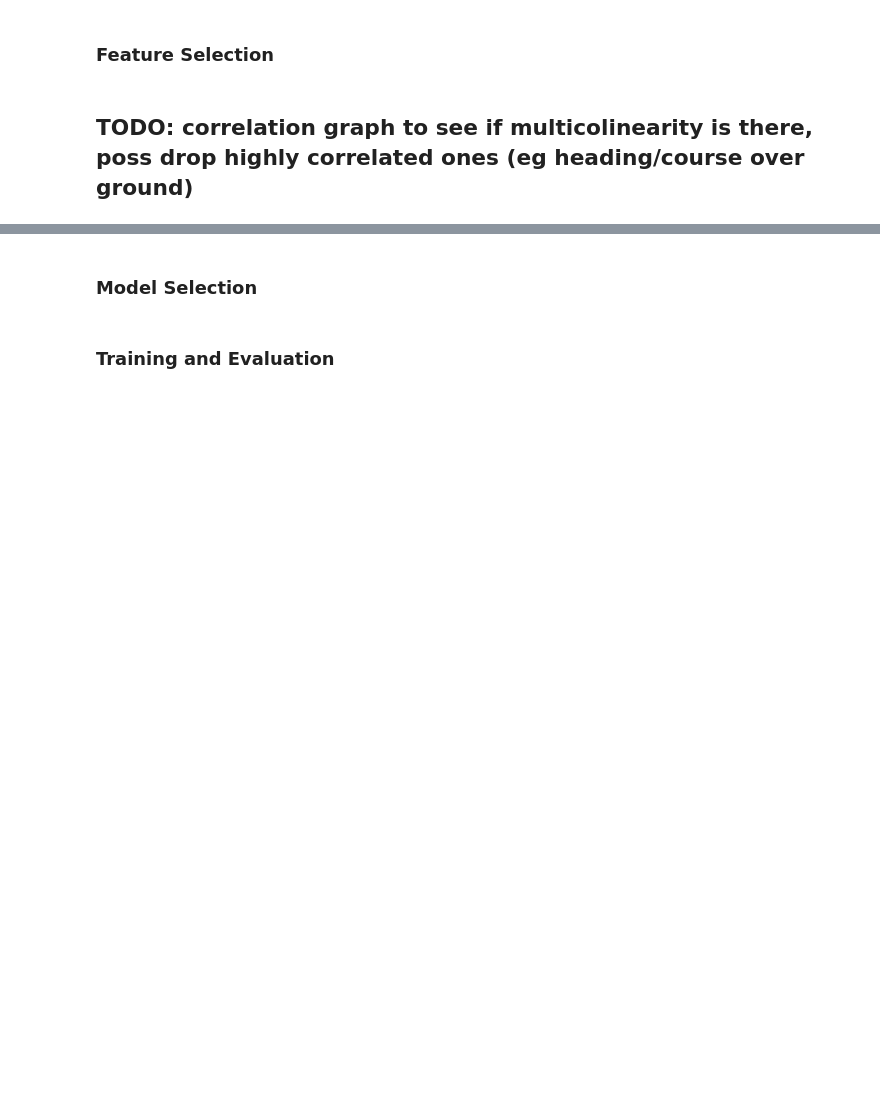
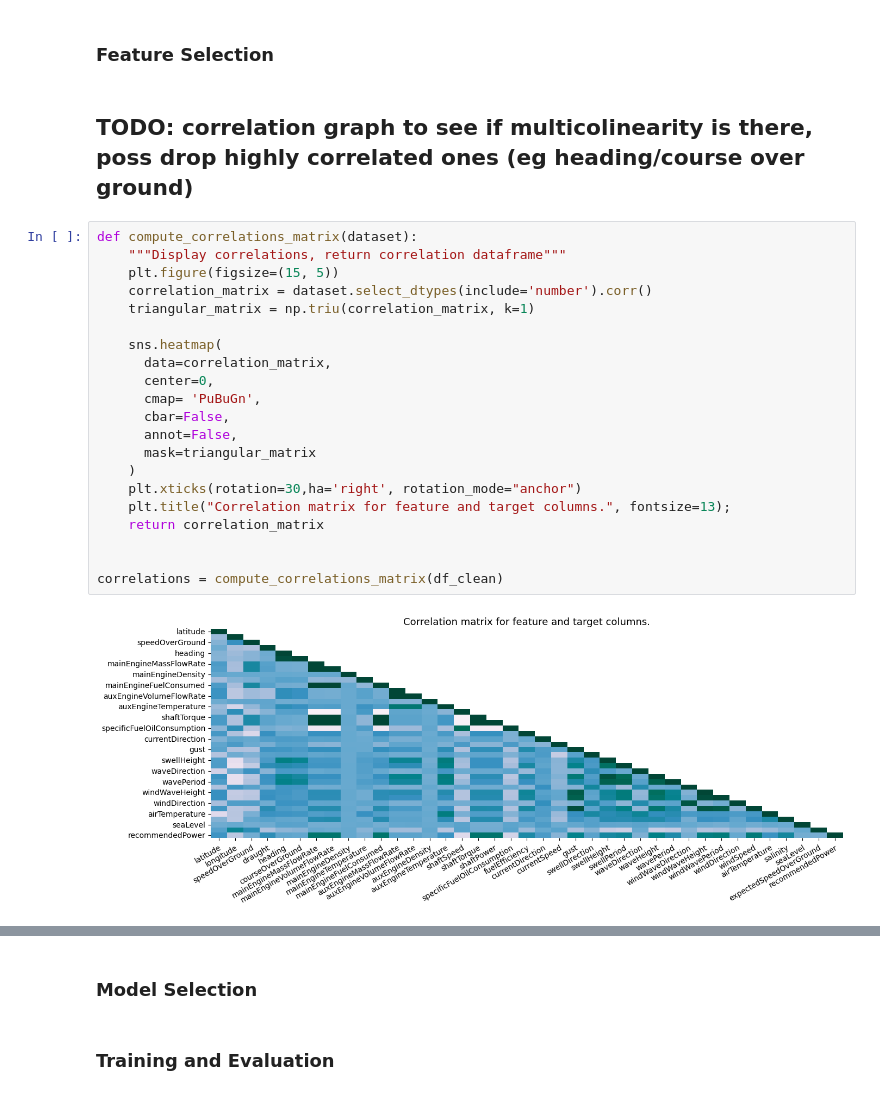
Before and after one commit to ButrosV/ship_prop_model, a Jupyter notebook: scripts/ship_hw_scratchpad.ipynb, the cells around one changed output, grey strips where cells are left out. Drawn from its saved outputs; the diff is of its cells as text; blank space fills up the shorter version.

```diff
--- a/scripts/ship_hw_scratchpad.ipynb
+++ b/scripts/ship_hw_scratchpad.ipynb
@@ -196,3 +196,26 @@ plt.show()
 ### Feature Selection
 # %% [markdown]
 ## TODO: correlation graph to see if multicolinearity is there, poss drop highly correlated ones (eg heading/course over ground)
+# %%
+def compute_correlations_matrix(dataset):
+    """Display correlations, return correlation dataframe"""
+    plt.figure(figsize=(15, 5))
+    correlation_matrix = dataset.select_dtypes(include='number').corr()
+    triangular_matrix = np.triu(correlation_matrix, k=1)
+
+    sns.heatmap(
+      data=correlation_matrix,
+      center=0,
+      cmap= 'PuBuGn',
+      cbar=False,
+      annot=False,
+      mask=triangular_matrix
+    )
+    plt.xticks(rotation=30,ha='right', rotation_mode="anchor")
+    plt.title("Correlation matrix for feature and target columns.", fontsize=13);
+    return correlation_matrix
+
+
+correlations = compute_correlations_matrix(df_clean)
+# %% [output]
+[figure, added]
```
Also changed, not shown: parts of 10 cells of this notebook.
